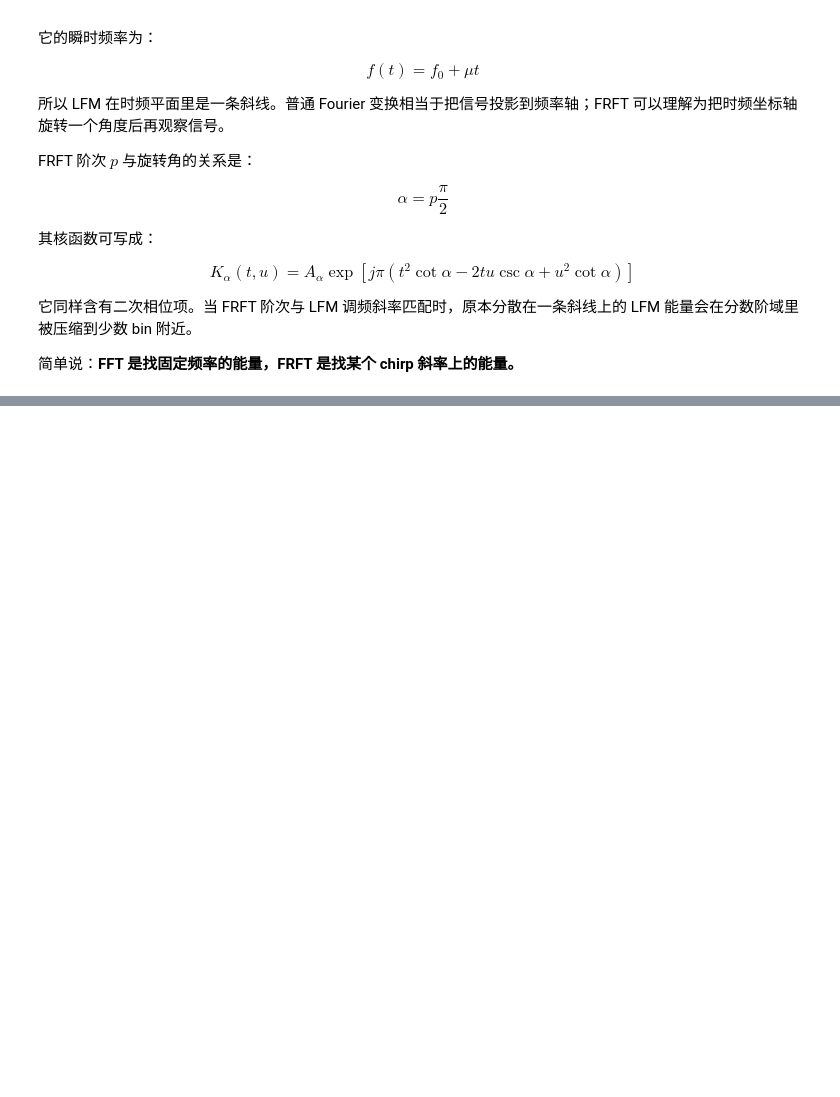
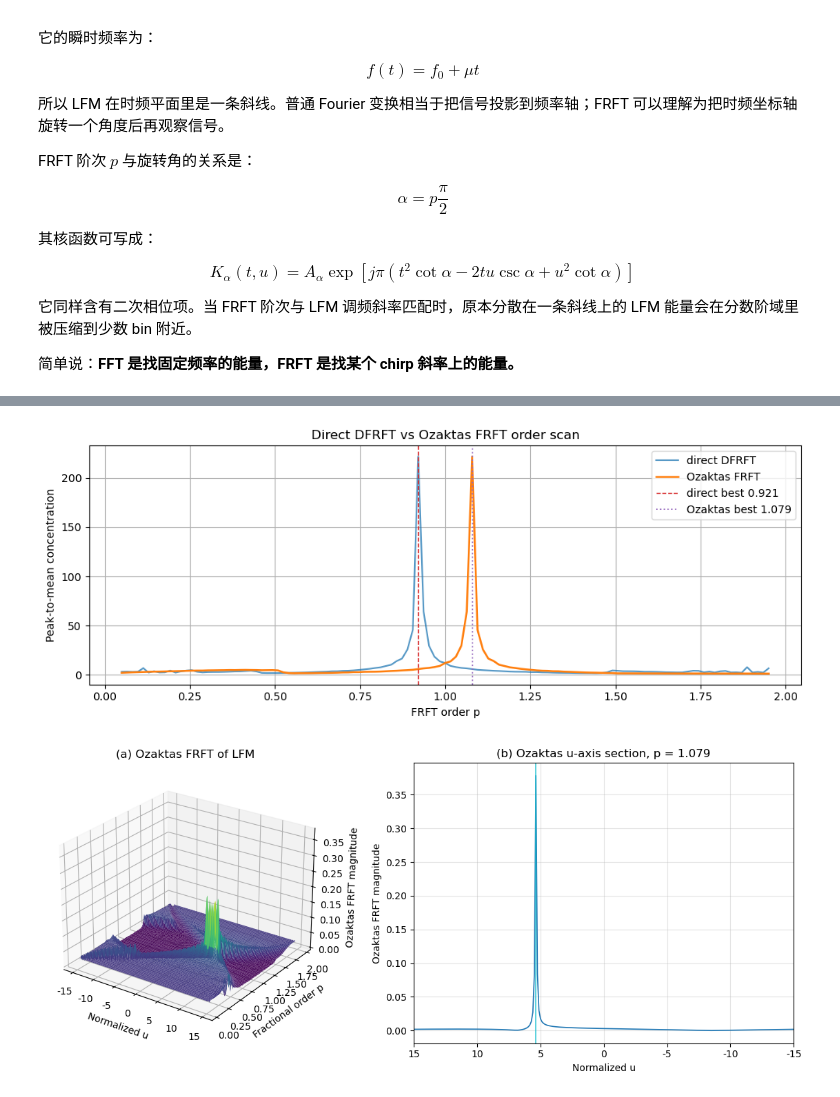
Before and after one commit to wotwoker/signalDOA, a Jupyter notebook: experiments/LFM.ipynb, the cells around one changed output, grey strips where cells are left out. Drawn from its saved outputs; the diff is of its cells as text; code cells hidden in the pictures; blank space fills up the shorter version.

```diff
--- a/experiments/LFM.ipynb
+++ b/experiments/LFM.ipynb
@@ -618,0 +456,77 @@ $$
+# %%
+# -----------------------------
+# Ozaktas FRFT version: order scan, surface, and u-axis section
+# -----------------------------
+# This cell actually uses frft_ozaktas() to produce a separate set of figures.
+oz_peak_to_mean = np.zeros_like(orders)
+oz_entropy = np.zeros_like(orders)
+oz_magnitude_surface = np.zeros((orders.size, N_frft))
+
+for i_order, p in enumerate(orders):
+    Xp_oz = frft_ozaktas(s_frft_unit, p)
+    mag_oz = np.abs(Xp_oz)
+    power_oz = mag_oz**2
+    power_oz = power_oz / np.sum(power_oz)
+    oz_magnitude_surface[i_order] = mag_oz
+    oz_peak_to_mean[i_order] = np.max(power_oz) / np.mean(power_oz)
+    oz_entropy[i_order] = -np.sum(power_oz * np.log(power_oz + np.finfo(float).tiny))
+
+oz_best_idx = int(np.argmax(oz_peak_to_mean))
+p_oz_best = float(orders[oz_best_idx])
+alpha_oz_best = p_oz_best * np.pi / 2
+oz_best_section = oz_magnitude_surface[oz_best_idx]
+
+print("Ozaktas FRFT order scan")
+print(f"Best Ozaktas FRFT order = {p_oz_best:.3f}")
+print(f"Best rotation angle alpha = {np.rad2deg(alpha_oz_best):.2f} deg")
+print(f"Peak-to-mean = {oz_peak_to_mean[oz_best_idx]:.2f}")
+print(f"Entropy = {oz_entropy[oz_best_idx]:.2f}")
+
+plt.figure(figsize=(10, 4))
+plt.plot(orders, peak_to_mean, linewidth=1.5, alpha=0.75, label="direct DFRFT")
+plt.plot(orders, oz_peak_to_mean, linewidth=1.8, label="Ozaktas FRFT")
+plt.axvline(p_best, color="tab:red", linestyle="--", linewidth=1.0, label=f"direct best {p_best:.3f}")
+plt.axvline(p_oz_best, color="tab:purple", linestyle=":", linewidth=1.3, label=f"Ozaktas best {p_oz_best:.3f}")
+plt.xlabel("FRFT order p")
+plt.ylabel("Peak-to-mean concentration")
+plt.title("Direct DFRFT vs Ozaktas FRFT order scan")
+plt.legend(loc="best")
+plt.tight_layout()
+
+U_oz_grid, P_oz_grid = np.meshgrid(u_axis_norm, orders)
+
+fig = plt.figure(figsize=(12, 5))
+
+ax = fig.add_subplot(1, 2, 1, projection="3d")
+ax.plot_surface(
+    U_oz_grid,
+    P_oz_grid,
+    oz_magnitude_surface,
+    cmap="viridis",
+    linewidth=0,
+    antialiased=True,
+    rstride=2,
+    cstride=2,
+)
+ax.set_xlabel("Normalized u")
+ax.set_ylabel("Fractional order p")
+ax.set_zlabel("Ozaktas FRFT magnitude")
+ax.set_title("(a) Ozaktas FRFT of LFM")
+ax.view_init(elev=25, azim=-55)
+
+ax2 = fig.add_subplot(1, 2, 2)
+ax2.plot(u_axis_norm, oz_best_section, color="tab:blue", linewidth=1.2)
+ax2.axvline(
+    u_axis_norm[int(np.argmax(oz_best_section))],
+    color="tab:cyan",
+    linewidth=1.1,
+    alpha=0.9,
+)
+ax2.set_xlabel("Normalized u")
+ax2.set_ylabel("Ozaktas FRFT magnitude")
+ax2.set_title(f"(b) Ozaktas u-axis section, p = {p_oz_best:.3f}")
+ax2.grid(True, alpha=0.35)
+ax2.set_xlim(u_axis_norm[-1], u_axis_norm[0])
+
+plt.tight_layout()
+# %% [output]
@@ -618,0 +538,2 @@ $$
+[figure, added]
+[figure, added]
```
Also changed, not shown: parts of 15 cells of this notebook, 1 other file.
